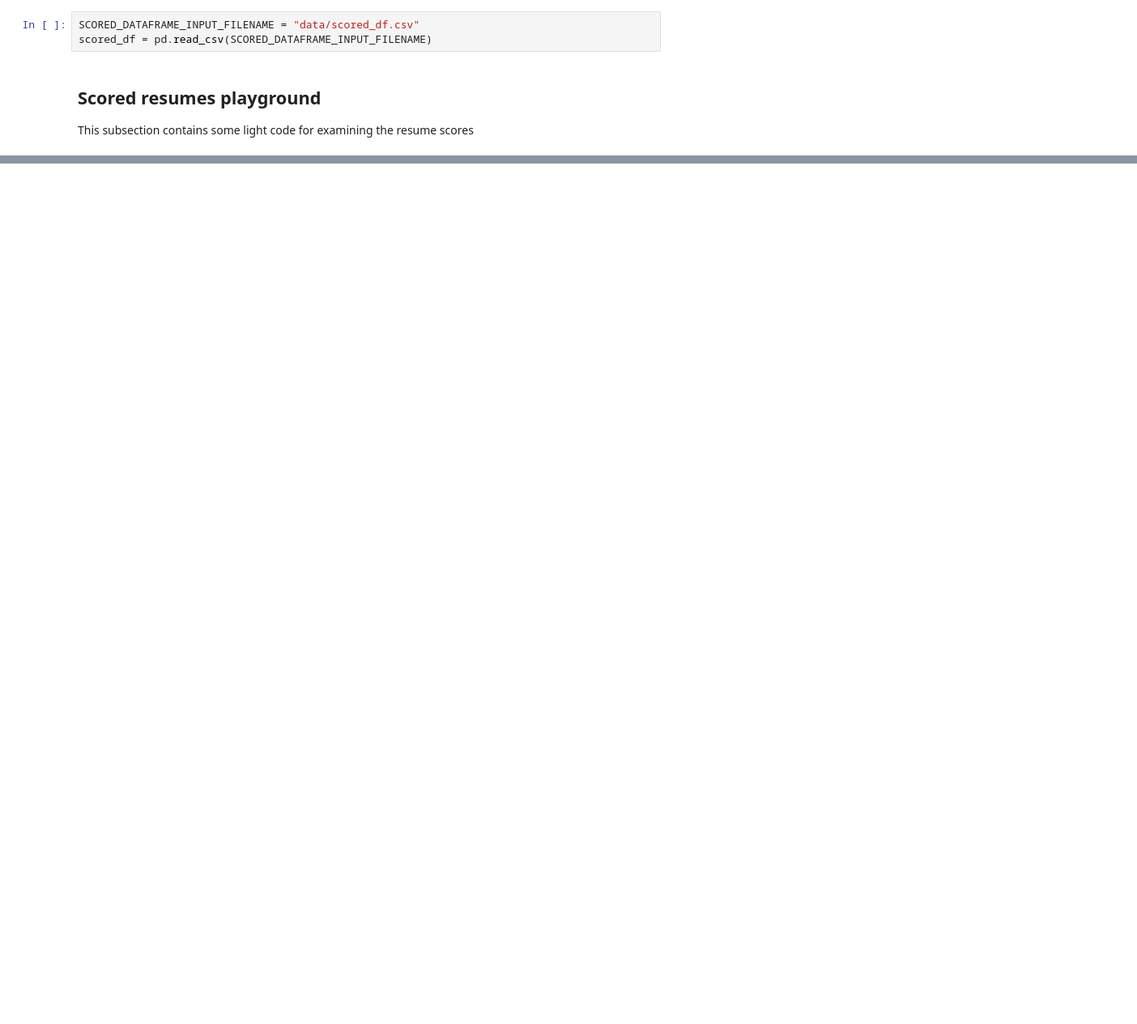
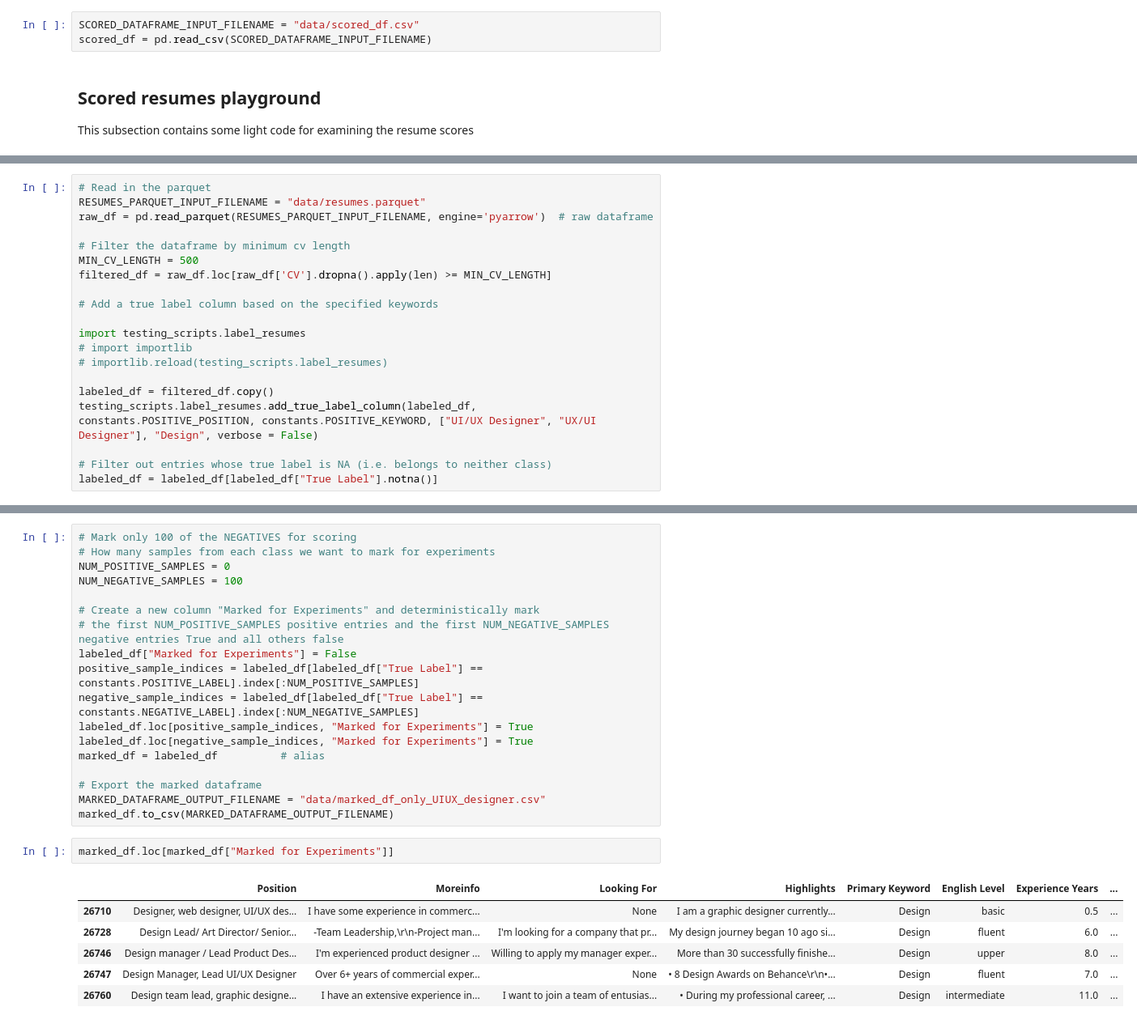
Before and after one commit to heyyjudes/llm-hiring-ecosystem, a Jupyter notebook: execution.ipynb, the cells around one changed output, grey strips where cells are left out. Shown at 81% size. Cells and saved outputs as stored; diff of their text form; blank space fills up the shorter version.

Commit message:
Update labeling to take multiple keywords
Performs a regex on all keywords using or (|)
Single keyword can still be provided

```diff
--- a/execution.ipynb
+++ b/execution.ipynb
@@ -257,0 +285,20 @@ Coefficient of determination: 0.07413114259025322
+# %%
+# Read in the parquet
+RESUMES_PARQUET_INPUT_FILENAME = "data/resumes.parquet"
+raw_df = pd.read_parquet(RESUMES_PARQUET_INPUT_FILENAME, engine='pyarrow')  # raw dataframe
+
+# Filter the dataframe by minimum cv length
+MIN_CV_LENGTH = 500
+filtered_df = raw_df.loc[raw_df['CV'].dropna().apply(len) >= MIN_CV_LENGTH]
+
+# Add a true label column based on the specified keywords
+
+import testing_scripts.label_resumes
+# import importlib
+# importlib.reload(testing_scripts.label_resumes)
+
+labeled_df = filtered_df.copy()
+testing_scripts.label_resumes.add_true_label_column(labeled_df, constants.POSITIVE_POSITION, constants.POSITIVE_KEYWORD, ["UI/UX Designer", "UX/UI Designer"], "Design", verbose = False)
+
+# Filter out entries whose true label is NA (i.e. belongs to neither class)
+labeled_df = labeled_df[labeled_df["True Label"].notna()]
@@ -257,0 +312,27 @@ Coefficient of determination: 0.07413114259025322
+# %%
+# Mark only 100 of the NEGATIVES for scoring
+# How many samples from each class we want to mark for experiments
+NUM_POSITIVE_SAMPLES = 0
+NUM_NEGATIVE_SAMPLES = 100
+
+# Create a new column "Marked for Experiments" and deterministically mark
+# the first NUM_POSITIVE_SAMPLES positive entries and the first NUM_NEGATIVE_SAMPLES negative entries True and all others false
+labeled_df["Marked for Experiments"] = False
+positive_sample_indices = labeled_df[labeled_df["True Label"] == constants.POSITIVE_LABEL].index[:NUM_POSITIVE_SAMPLES]
+negative_sample_indices = labeled_df[labeled_df["True Label"] == constants.NEGATIVE_LABEL].index[:NUM_NEGATIVE_SAMPLES]
+labeled_df.loc[positive_sample_indices, "Marked for Experiments"] = True
+labeled_df.loc[negative_sample_indices, "Marked for Experiments"] = True
+marked_df = labeled_df          # alias
+
+# Export the marked dataframe
+MARKED_DATAFRAME_OUTPUT_FILENAME = "data/marked_df_only_UIUX_designer.csv"
+marked_df.to_csv(MARKED_DATAFRAME_OUTPUT_FILENAME)
+# %%
+marked_df.loc[marked_df["Marked for Experiments"]]
+# %% [output]
+|  | Position | Moreinfo | Looking For | Highlights | Primary Keyword | English Level | Experience Years | ... |
+| 26710 | Designer, web designer, UI/UX des... | I have some experience in commerc... | None | I am a graphic designer currently... | Design | basic | 0.5 | ... |
+| 26728 | Design Lead/ Art Director/ Senior... | -Team Leadership,\r\n-Project man... | I'm looking for a company that pr... | My design journey began 10 ago si... | Design | fluent | 6.0 | ... |
+| 26746 | Design manager / Lead Product Des... | I'm experienced product designer ... | Willing to apply my manager exper... | More than 30 successfully finishe... | Design | upper | 8.0 | ... |
+| 26747 | Design Manager, Lead UI/UX Designer | Over 6+ years of commercial exper... | None | • 8 Design Awards on Behance\r\n•... | Design | fluent | 7.0 | ... |
+| 26760 | Design team lead, graphic designe... | I have an extensive experience in... | I want to join a team of entusias... | • During my professional career, ... | Design | intermediate | 11.0 | ... |
```
Also changed, not shown: parts of 12 cells of this notebook, 2 other files.
